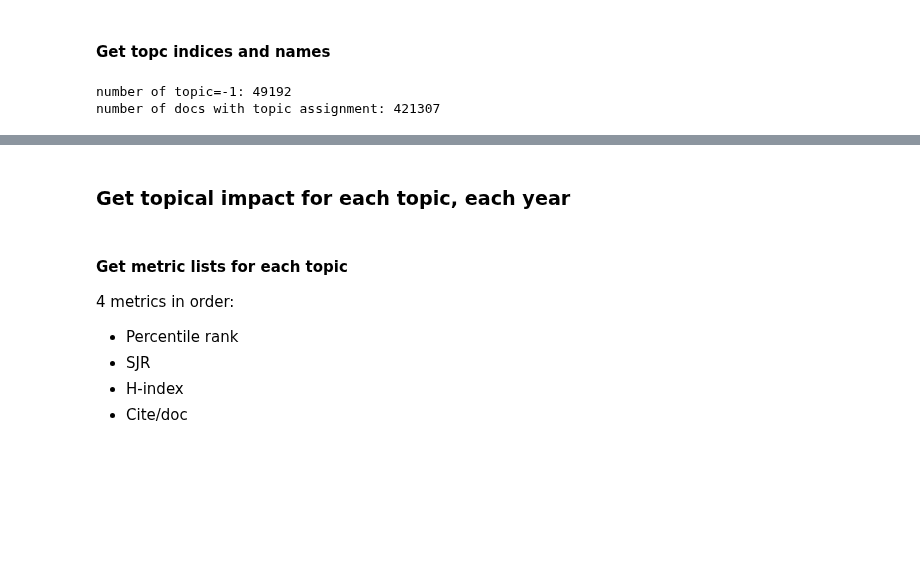
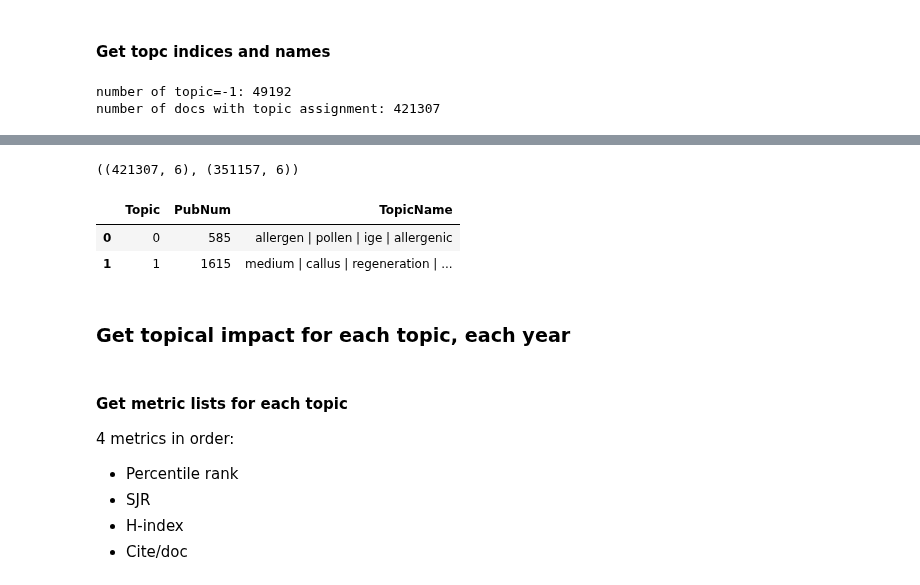
Before and after one commit to ShiuLab/plant_sci_hist, a Jupyter notebook: 8_impact/script_8_1_impact_topic.ipynb, the cells around one changed output, grey strips where cells are left out. Drawn from its saved outputs; the diff is of its cells as text; code cells hidden in the pictures; blank space fills up the shorter version.

```diff
--- a/8_impact/script_8_1_impact_topic.ipynb
+++ b/8_impact/script_8_1_impact_topic.ipynb
@@ -55,7 +55,7 @@ seed = 20220609
 
 # Setting working directory
 proj_dir   = Path.home() / "projects/plant_sci_hist"
-work_dir   = proj_dir / "8_impact"
+work_dir   = proj_dir / "8_impact/8_1_topic"
 work_dir.mkdir(parents=True, exist_ok=True)
 
 # plant science corpus with topic assignment info
@@ -477,3 +468,6 @@ print("number of docs with topic assignment:", n_rec_total)
 # %% [output]
 number of topic=-1: 49192
 number of docs with topic assignment: 421307
+# %%
+toc_names = pd.read_csv(file_topic_name, sep='\t')
+toc_names.head(2)
@@ -480,3 +487,32 @@ number of docs with topic assignment: 421307
+# %%
+pdjit_sub = pdjit.loc[(pdjit['Year']>=1999) & (pdjit['Year']<=2022)]
+pdjit.shape, pdjit_sub.shape
+# %% [output]
+((421307, 6), (351157, 6))
+# %%
+toc_pub_num_file = work_dir / 'toc_pub_num.csv'
+
+list_pub_num = []
+list_toc_nms = []
+# exclude topic = -1
+for toc in tocs[1:]:
+  df = pdjit.loc[(pdjit['Topic']==toc) & \
+                (pdjit['Year']>=1999) & \
+                (pdjit['Year']<=2022)]
+  toc_name = toc_names[toc_names['Topic'] == toc]['Mod_name'].values[0]
+  list_pub_num.append(df.shape[0])
+  list_toc_nms.append(toc_name)
+
+df_pub_num = pd.DataFrame({'Topic': tocs[1:],
+                           'PubNum': list_pub_num,
+                           'TopicName': list_toc_nms})
+df_pub_num.to_csv(toc_pub_num_file)
+# %%
+df_pub_num.head(2)
+# %% [output]
+|  | Topic | PubNum | TopicName |
+| 0 | 0 | 585 | allergen | pollen | ige | allergenic |
+| 1 | 1 | 1615 | medium | callus | regeneration | ... |
 # %% [markdown]
 ### Get topical impact for each topic, each year
 # %% [markdown]
```
Also changed, not shown: parts of 24 cells of this notebook, 1 other file.
